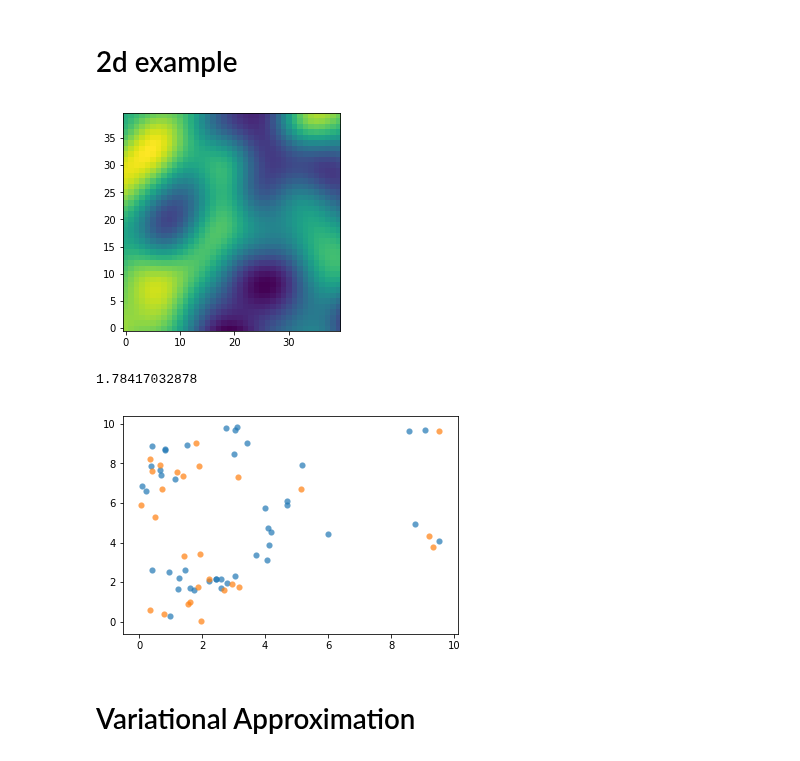
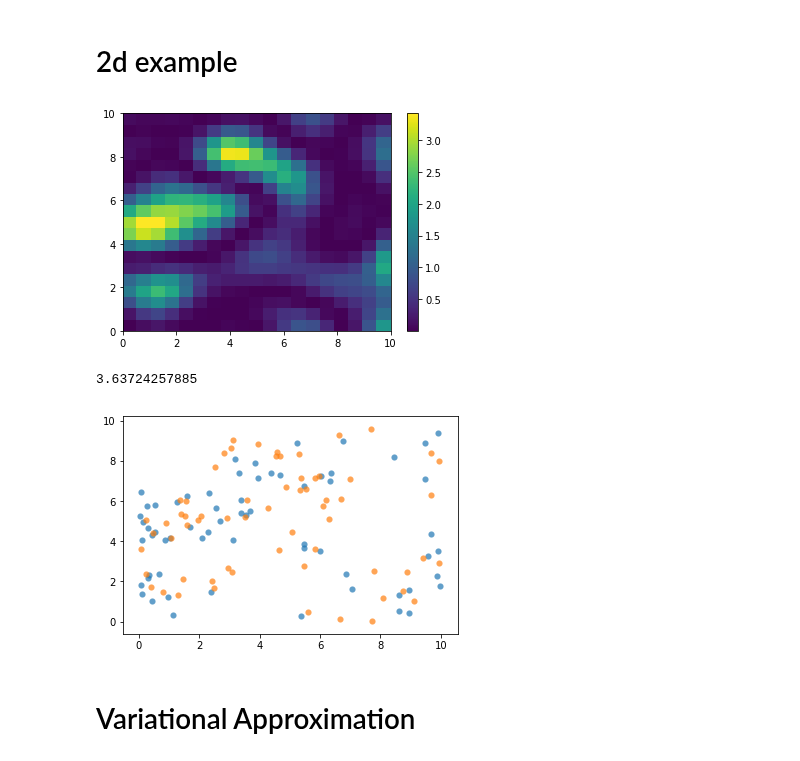
Before and after one commit to maxkohlbrenner/pmai-vi-gpmpp, a Jupyter notebook: 2D Example.ipynb, the cells around one changed output. Cells and saved outputs as stored; diff of their text form; code cells hidden in the pictures.

```diff
--- a/2D Example.ipynb
+++ b/2D Example.ipynb
@@ -51,34 +51,34 @@ def ard_kernel(x1,x2):
 def gaussian_process_rate_function(xs):
     mean = [0 for x in xs]
     gram = gram_matrix(xs)
-    result = np.random.multivariate_normal(mean, gram)
+    result = np.random.multivariate_normal(mean, gram)**2
 
     return result
+# %%
+upper_bound = 2
+Tlims = np.array([[0., 10.], [0., 10.]])
+res = 20
+
+#generate samples
+samples,test_samples, _,xx, yy,vals = get_scp_samples(gaussian_process_rate_function, Tlims, upper_bound,res)
 # %%
-Tmin = 0
-Tmax = 10
-upper_bound = 2
-
-#generate samples
-samples,test_samples, _,x_grid,vals,res = get_scp_samples(gaussian_process_rate_function, np.array([[Tmin, Tmax], [Tmin,Tmax]]), upper_bound)
-
-
 #plot the rate_function over a grid
 plot_vals = vals.reshape(res,res)
-plt.imshow(plot_vals, interpolation='none', origin='lower')
+plt.pcolormesh(xx, yy, plot_vals.reshape(res,res))
+plt.colorbar()
 plt.show()
 
 print(np.max(plot_vals))
 # %% [output]
-[figure, old version]
+[figure, new version]
-1.78417032878
+3.63724257885
 # %%
 # sampled data:
 plt.scatter(samples[:,0], samples[:,1], linewidth=0.1, alpha=.7)
 plt.scatter(test_samples[:,0], test_samples[:,1], linewidth=0.1, alpha=.7)
 plt.show()
 # %% [output]
-[figure, old version]
+[figure, new version]
 # %% [markdown]
 # Variational Approximation
 # %% [markdown]
```
Also changed, not shown: parts of 7 cells of this notebook.
